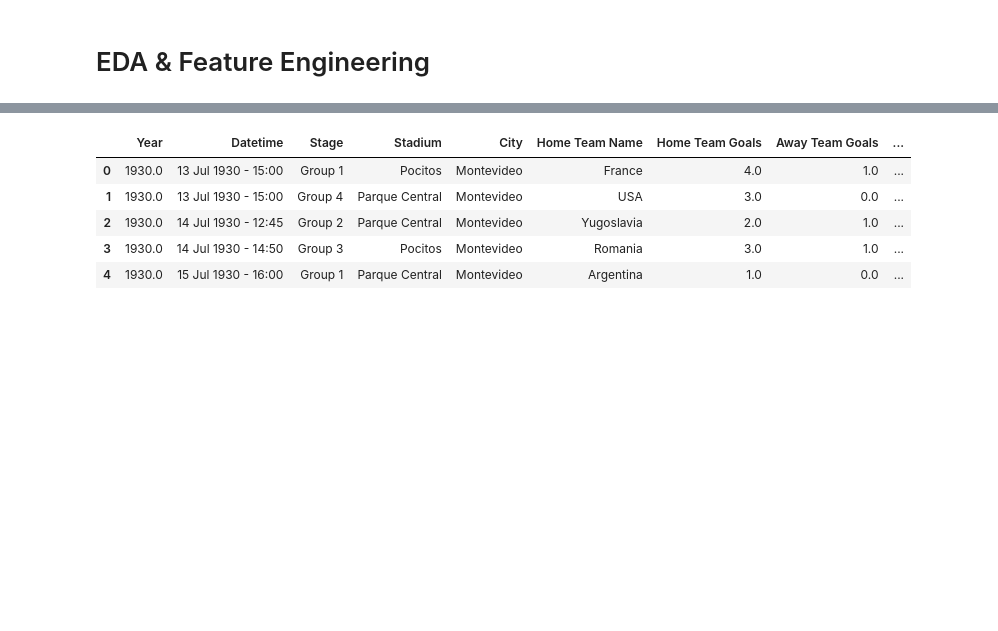
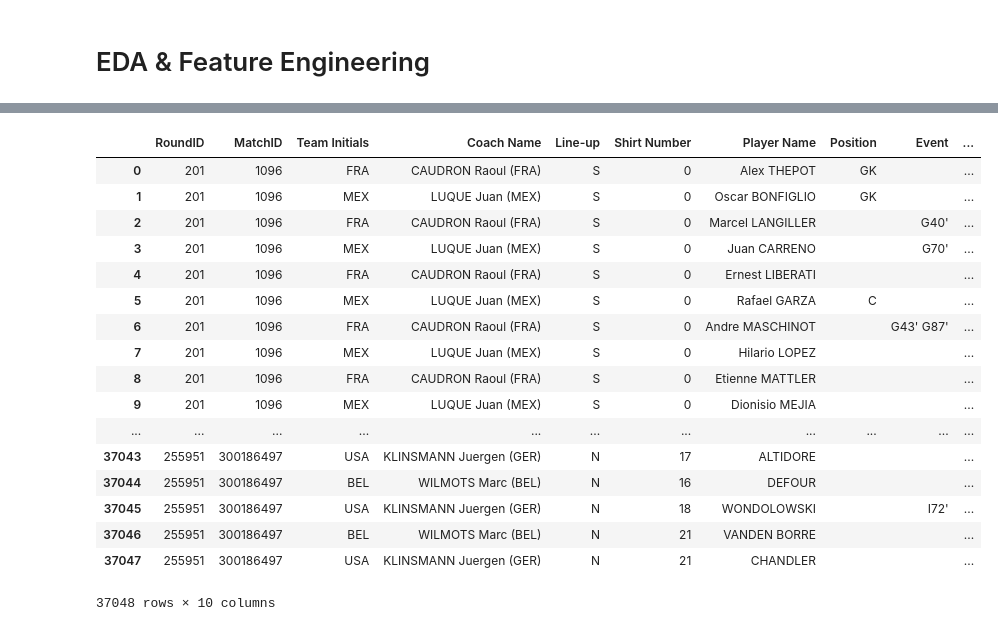
Before and after one commit to jodythai/world-cup-da, a Jupyter notebook: Team 6 - World Cup_Duong.ipynb, the cells around one changed output, grey strips where cells are left out. Drawn from its saved outputs; the diff is of its cells as text; code cells hidden in the pictures; blank space fills up the shorter version.

```diff
--- a/Team 6 - World Cup_Duong.ipynb
+++ b/Team 6 - World Cup_Duong.ipynb
@@ -175,12 +356,23 @@ df_matches.head(2)
 # %%
 # Add column to indicate if a player played in a winning team
 df_players['Cup Won'] = ''
+df_players
+# %% [output]
+|  | RoundID | MatchID | Team Initials | Coach Name | Line-up | Shirt Number | Player Name | Position | Event | ... |
+| 0 | 201 | 1096 | FRA | CAUDRON Raoul (FRA) | S | 0 | Alex THEPOT | GK |  | ... |
+| 1 | 201 | 1096 | MEX | LUQUE Juan (MEX) | S | 0 | Oscar BONFIGLIO | GK |  | ... |
+| 2 | 201 | 1096 | FRA | CAUDRON Raoul (FRA) | S | 0 | Marcel LANGILLER |  | G40' | ... |
+| 3 | 201 | 1096 | MEX | LUQUE Juan (MEX) | S | 0 | Juan CARRENO |  | G70' | ... |
+| 4 | 201 | 1096 | FRA | CAUDRON Raoul (FRA) | S | 0 | Ernest LIBERATI |  |  | ... |
+| 5 | 201 | 1096 | MEX | LUQUE Juan (MEX) | S | 0 | Rafael GARZA | C |  | ... |
+| 6 | 201 | 1096 | FRA | CAUDRON Raoul (FRA) | S | 0 | Andre MASCHINOT |  | G43' G87' | ... |
+| 7 | 201 | 1096 | MEX | LUQUE Juan (MEX) | S | 0 | Hilario LOPEZ |  |  | ... |
+| 8 | 201 | 1096 | FRA | CAUDRON Raoul (FRA) | S | 0 | Etienne MATTLER |  |  | ... |
+| 9 | 201 | 1096 | MEX | LUQUE Juan (MEX) | S | 0 | Dionisio MEJIA |  |  | ... |
+| ... | ... | ... | ... | ... | ... | ... | ... | ... | ... | ... |
+| 37043 | 255951 | 300186497 | USA | KLINSMANN Juergen (GER) | N | 17 | ALTIDORE |  |  | ... |
+| 37044 | 255951 | 300186497 | BEL | WILMOTS Marc (BEL) | N | 16 | DEFOUR |  |  | ... |
+| 37045 | 255951 | 300186497 | USA | KLINSMANN Juergen (GER) | N | 18 | WONDOLOWSKI |  | I72' | ... |
+| 37046 | 255951 | 300186497 | BEL | WILMOTS Marc (BEL) | N | 21 | VANDEN BORRE |  |  | ... |
+| 37047 | 255951 | 300186497 | USA | KLINSMANN Juergen (GER) | N | 21 | CHANDLER |  |  | ... |
+37048 rows × 10 columns
-# %%
-df_matches.head()
-# %% [output]
-|  | Year | Datetime | Stage | Stadium | City | Home Team Name | Home Team Goals | Away Team Goals | ... |
-| 0 | 1930.0 | 13 Jul 1930 - 15:00 | Group 1 | Pocitos | Montevideo | France | 4.0 | 1.0 | ... |
-| 1 | 1930.0 | 13 Jul 1930 - 15:00 | Group 4 | Parque Central | Montevideo | USA | 3.0 | 0.0 | ... |
-| 2 | 1930.0 | 14 Jul 1930 - 12:45 | Group 2 | Parque Central | Montevideo | Yugoslavia | 2.0 | 1.0 | ... |
-| 3 | 1930.0 | 14 Jul 1930 - 14:50 | Group 3 | Pocitos | Montevideo | Romania | 3.0 | 1.0 | ... |
-| 4 | 1930.0 | 15 Jul 1930 - 16:00 | Group 1 | Parque Central | Montevideo | Argentina | 1.0 | 0.0 | ... |
```
Also changed, not shown: parts of 32 cells of this notebook.
